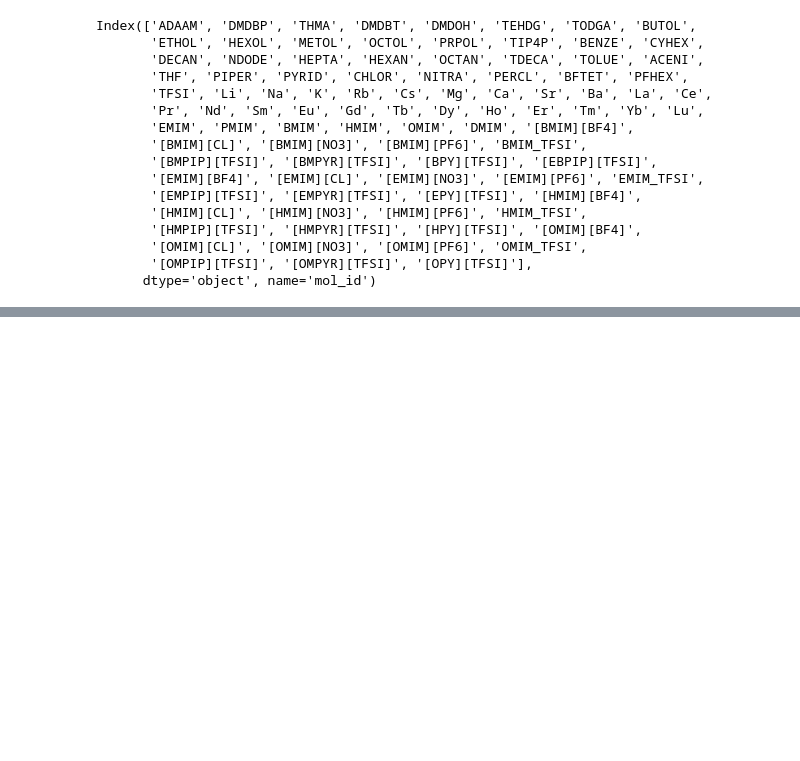
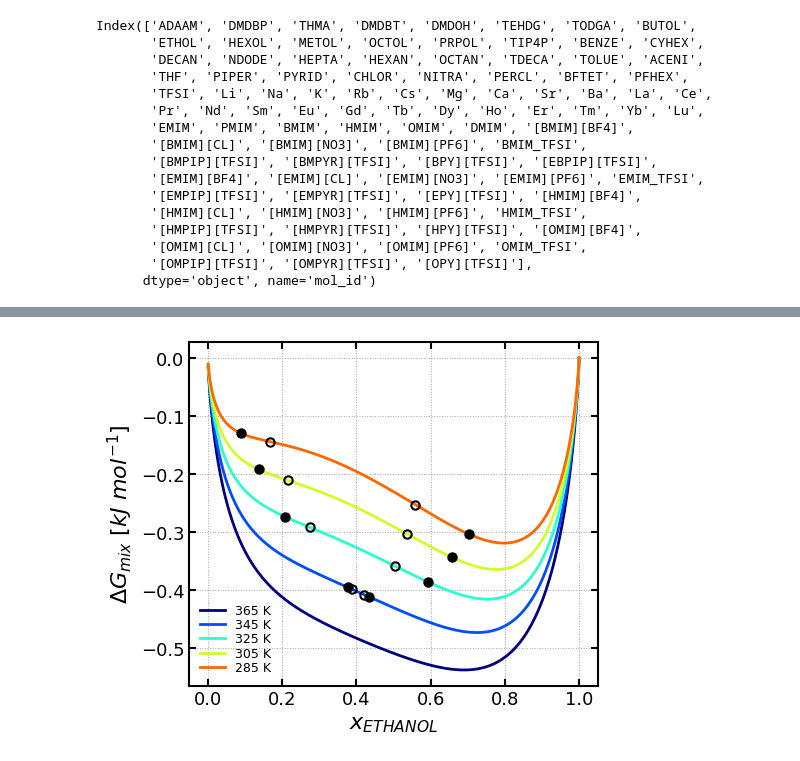
Before and after one commit to aperoutka/picmol, a Jupyter notebook: docs/examples/unifac_lle.ipynb, the cells around one changed output, grey strips where cells are left out. Saved outputs shown, nothing was run; the diff lists cells and outputs as text; code cells hidden in the pictures; blank space fills up the shorter version.

```diff
--- a/docs/examples/unifac_lle.ipynb
+++ b/docs/examples/unifac_lle.ipynb
@@ -38,7 +38,7 @@ Index(['ADAAM', 'DMDBP', 'THMA', 'DMDBT', 'DMDOH', 'TEHDG', 'TODGA', 'BUTOL',
 # %%
 # specify each molecule in binary mixture
 solute = 'ethol'
-solvent = 'tip4p'
+solvent = 'hepta'
 
 # get molecules as they appear in dataset
 mols = [solute.upper() ,solvent.upper()]
@@ -47,7 +47,7 @@ mols = [solute.upper() ,solvent.upper()]
 
 unif_model = UNIFACThermoModel(
     identifiers=mols, identifier_type='mol_id', solute_mol=mols[0],
-    Tmin=100, Tmax=500, dT=5
+    Tmin=200, Tmax=500, dT=5
 )
 # %%
 # run temperature scaling, thermodynamic model
@@ -64,0 +65,7 @@ phi_c: 0.302 ethanol
+# %%
+plotter = PhaseDiagramPlotter(unif_model)
+# %%
+# selected Temperatures to show how Gmix changes as T < Tc for a UCST
+plotter.binary_gmix_selectpts(basis='mol', show_fig=True)
+# %% [output]
+[figure, added]
```
Also changed, not shown: parts of 3 cells of this notebook, 5 other files.
